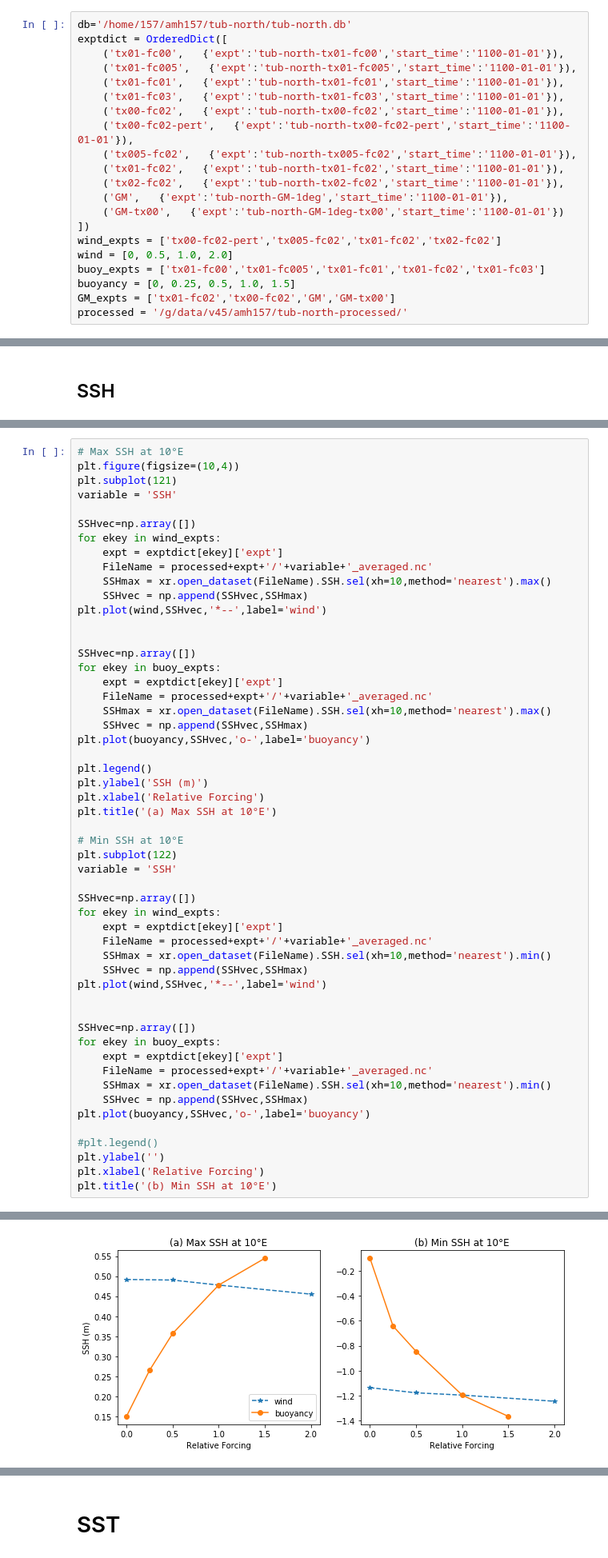
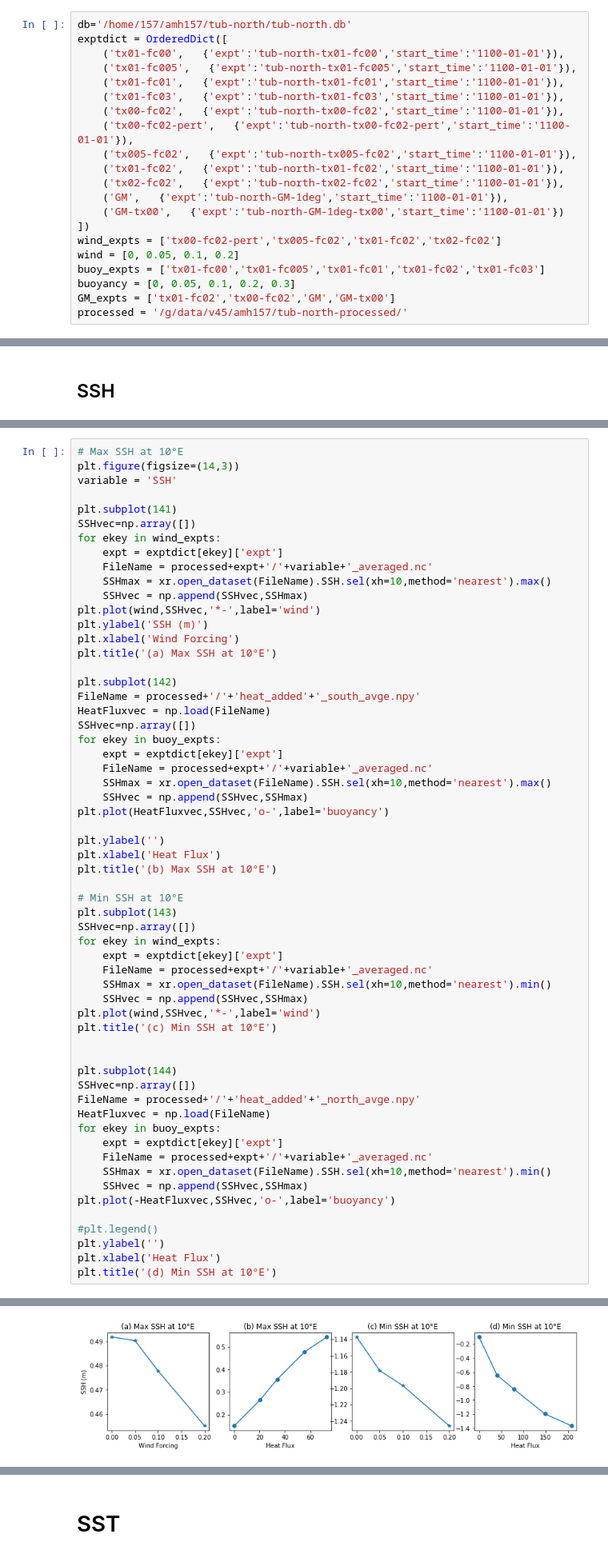
Before and after one commit to AndyHoggANU/tub-north, a Jupyter notebook: RuntimeAnalysis.ipynb, the cells around one changed output, grey strips where cells are left out. Shown at 80% size. Drawn from its saved outputs; the diff is of its cells as text.

```diff
--- a/RuntimeAnalysis.ipynb
+++ b/RuntimeAnalysis.ipynb
@@ -53,9 +53,9 @@ exptdict = OrderedDict([
     ('GM-tx00',   {'expt':'tub-north-GM-1deg-tx00','start_time':'1100-01-01'})
 ])
 wind_expts = ['tx00-fc02-pert','tx005-fc02','tx01-fc02','tx02-fc02']
-wind = [0, 0.5, 1.0, 2.0]
+wind = [0, 0.05, 0.1, 0.2]
 buoy_expts = ['tx01-fc00','tx01-fc005','tx01-fc01','tx01-fc02','tx01-fc03']
-buoyancy = [0, 0.25, 0.5, 1.0, 1.5]
+buoyancy = [0, 0.05, 0.1, 0.2, 0.3]
 GM_expts = ['tx01-fc02','tx00-fc02','GM','GM-tx00']
 processed = '/g/data/v45/amh157/tub-north-processed/'
 # %% [markdown]
@@ -424,55 +435,61 @@ plt.colorbar(p1,cax=cax)
 [figure]
 # %%
 # Max SSH at 10°E
-plt.figure(figsize=(10,4))
-plt.subplot(121)
+plt.figure(figsize=(14,3))
 variable = 'SSH'
 
+plt.subplot(141)
 SSHvec=np.array([])
 for ekey in wind_expts:
     expt = exptdict[ekey]['expt']
     FileName = processed+expt+'/'+variable+'_averaged.nc'
     SSHmax = xr.open_dataset(FileName).SSH.sel(xh=10,method='nearest').max()
     SSHvec = np.append(SSHvec,SSHmax)
-plt.plot(wind,SSHvec,'*--',label='wind')
+plt.plot(wind,SSHvec,'*-',label='wind')
+plt.ylabel('SSH (m)')
+plt.xlabel('Wind Forcing')
+plt.title('(a) Max SSH at 10°E')
 
-
+plt.subplot(142)
+FileName = processed+'/'+'heat_added'+'_south_avge.npy'
+HeatFluxvec = np.load(FileName)
 SSHvec=np.array([])
 for ekey in buoy_expts:
     expt = exptdict[ekey]['expt']
     FileName = processed+expt+'/'+variable+'_averaged.nc'
     SSHmax = xr.open_dataset(FileName).SSH.sel(xh=10,method='nearest').max()
     SSHvec = np.append(SSHvec,SSHmax)
-plt.plot(buoyancy,SSHvec,'o-',label='buoyancy')
+plt.plot(HeatFluxvec,SSHvec,'o-',label='buoyancy')
 
-plt.legend()
-plt.ylabel('SSH (m)')
-plt.xlabel('Relative Forcing')
-plt.title('(a) Max SSH at 10°E')
+plt.ylabel('')
+plt.xlabel('Heat Flux')
+plt.title('(b) Max SSH at 10°E')
 
 # Min SSH at 10°E
-plt.subplot(122)
-variable = 'SSH'
-
+plt.subplot(143)
 SSHvec=np.array([])
 for ekey in wind_expts:
     expt = exptdict[ekey]['expt']
     FileName = processed+expt+'/'+variable+'_averaged.nc'
     SSHmax = xr.open_dataset(FileName).SSH.sel(xh=10,method='nearest').min()
     SSHvec = np.append(SSHvec,SSHmax)
-plt.plot(wind,SSHvec,'*--',label='wind')
+plt.plot(wind,SSHvec,'*-',label='wind')
+plt.title('(c) Min SSH at 10°E')
 
 
+plt.subplot(144)
 SSHvec=np.array([])
+FileName = processed+'/'+'heat_added'+'_north_avge.npy'
+HeatFluxvec = np.load(FileName)
 for ekey in buoy_expts:
     expt = exptdict[ekey]['expt']
     FileName = processed+expt+'/'+variable+'_averaged.nc'
     SSHmax = xr.open_dataset(FileName).SSH.sel(xh=10,method='nearest').min()
     SSHvec = np.append(SSHvec,SSHmax)
-plt.plot(buoyancy,SSHvec,'o-',label='buoyancy')
+plt.plot(-HeatFluxvec,SSHvec,'o-',label='buoyancy')
 
 #plt.legend()
 plt.ylabel('')
-plt.xlabel('Relative Forcing')
-plt.title('(b) Min SSH at 10°E')
+plt.xlabel('Heat Flux')
+plt.title('(d) Min SSH at 10°E')
 # %% [output]
@@ -480,4 +497,4 @@ Text(0.5,1,'(b) Min SSH at 10°E')
-[figure, old version]
+[figure, new version]
 # %%
 fig,ax = plt.subplots(2,3,figsize=(14,8))
 variable = 'SSH'
```
Also changed, not shown: parts of 3 cells of this notebook.
